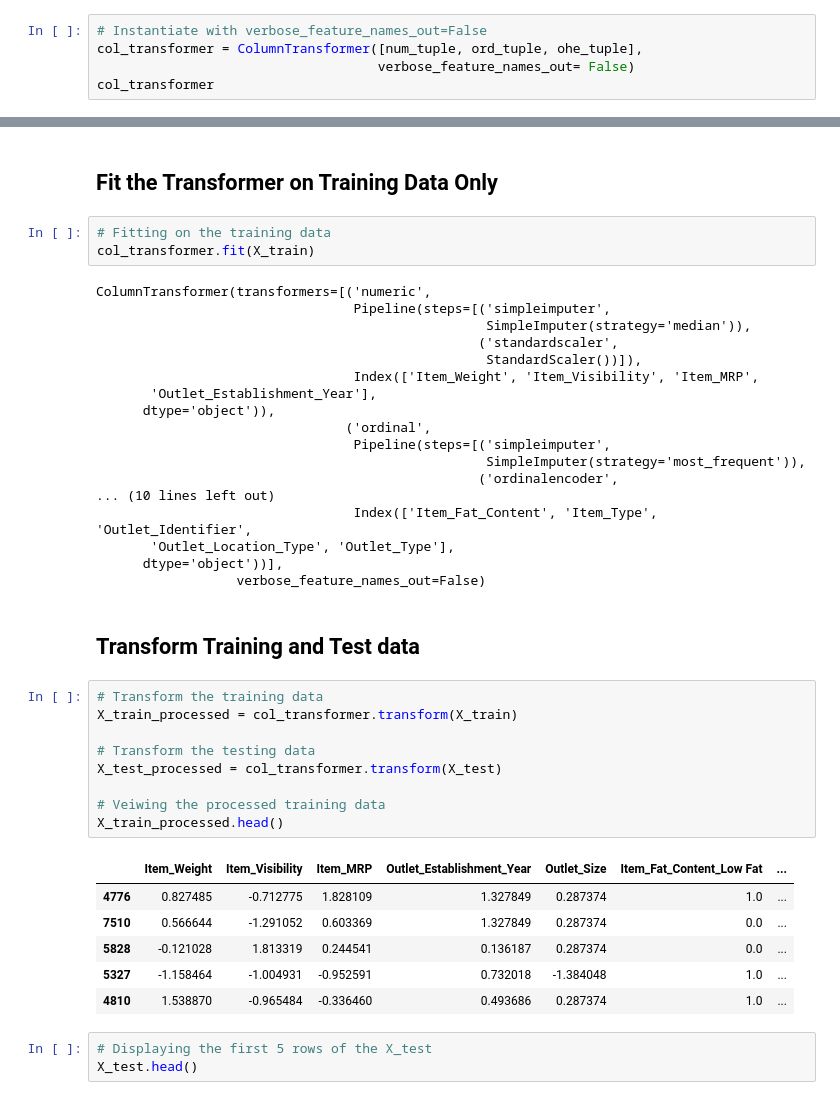
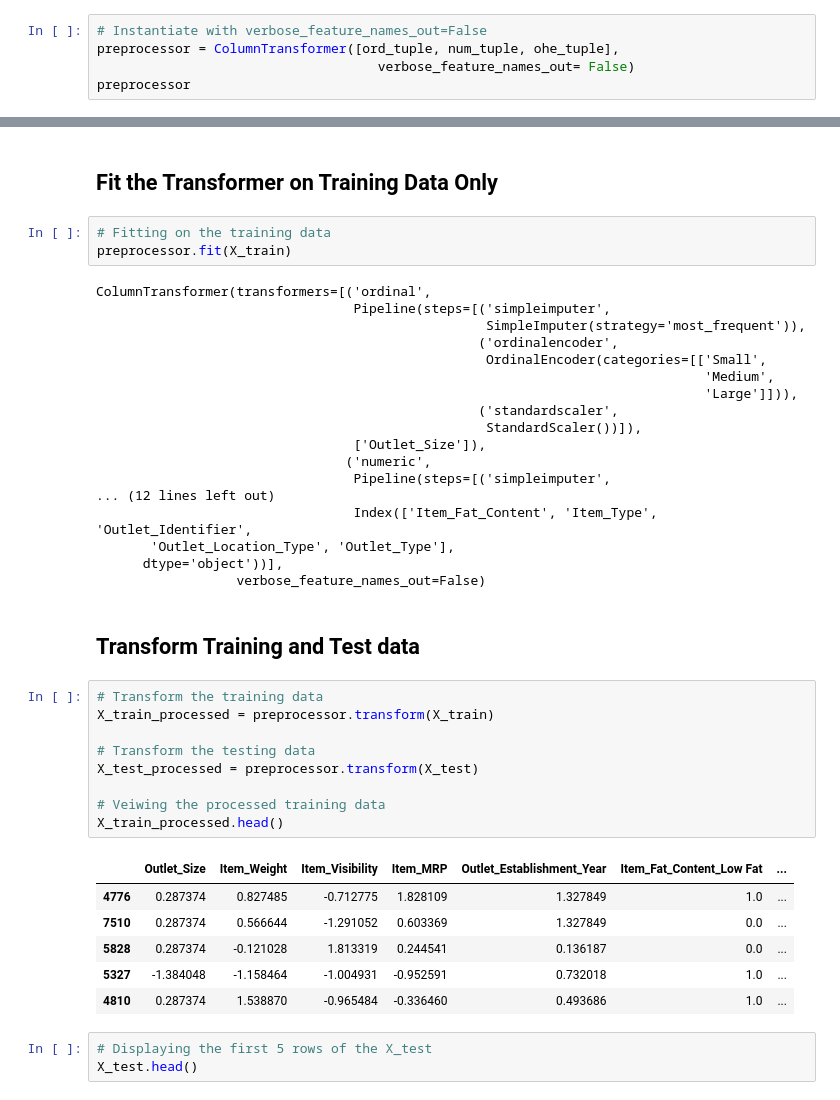
Before and after one commit to GabrielleYa/Prediction-of-Product-Sales, a Jupyter notebook: Project_1_Part_5_(Core)wk5_(1).ipynb, the cells around one changed output, grey strips where cells are left out. Cells and saved outputs as stored; diff of their text form.

```diff
--- a/Project_1_Part_5_(Core)wk5_(1).ipynb
+++ b/Project_1_Part_5_(Core)wk5_(1).ipynb
@@ -513,7 +513,7 @@ ord_tuple
 ## **Instantiate the ColumnTransformer**
 # %%
 # Instantiate with verbose_feature_names_out=False
-col_transformer = ColumnTransformer([num_tuple, ord_tuple, ohe_tuple],
+preprocessor = ColumnTransformer([ord_tuple, num_tuple, ohe_tuple],
                                     verbose_feature_names_out= False)
-col_transformer
+preprocessor
 # %% [output]
@@ -538,21 +538,21 @@ ColumnTransformer(transformers=[('numeric',
 ## **Fit the Transformer on Training Data Only**
 # %%
 # Fitting on the training data
-col_transformer.fit(X_train)
+preprocessor.fit(X_train)
 # %% [output]
-ColumnTransformer(transformers=[('numeric',
-                                 Pipeline(steps=[('simpleimputer',
-                                                  SimpleImputer(strategy='median')),
-                                                 ('standardscaler',
-                                                  StandardScaler())]),
-                                 Index(['Item_Weight', 'Item_Visibility', 'Item_MRP',
-       'Outlet_Establishment_Year'],
-      dtype='object')),
-                                ('ordinal',
+ColumnTransformer(transformers=[('ordinal',
                                  Pipeline(steps=[('simpleimputer',
                                                   SimpleImputer(strategy='most_frequent')),
                                                  ('ordinalencoder',
-... (10 lines left out)
+                                                  OrdinalEncoder(categories=[['Small',
+                                                                              'Medium',
+                                                                              'Large']])),
+                                                 ('standardscaler',
+                                                  StandardScaler())]),
+                                 ['Outlet_Size']),
+                                ('numeric',
+                                 Pipeline(steps=[('simpleimputer',
+... (12 lines left out)
                                  Index(['Item_Fat_Content', 'Item_Type', 'Outlet_Identifier',
        'Outlet_Location_Type', 'Outlet_Type'],
       dtype='object'))],
@@ -561,20 +561,20 @@ ColumnTransformer(transformers=[('numeric',
 ## **Transform Training and Test data**
 # %%
 # Transform the training data
-X_train_processed = col_transformer.transform(X_train)
+X_train_processed = preprocessor.transform(X_train)
 
 # Transform the testing data
-X_test_processed = col_transformer.transform(X_test)
+X_test_processed = preprocessor.transform(X_test)
 
 # Veiwing the processed training data
 X_train_processed.head()
 # %% [output]
-|  | Item_Weight | Item_Visibility | Item_MRP | Outlet_Establishment_Year | Outlet_Size | Item_Fat_Content_Low Fat | ... |
-| 4776 | 0.827485 | -0.712775 | 1.828109 | 1.327849 | 0.287374 | 1.0 | ... |
-| 7510 | 0.566644 | -1.291052 | 0.603369 | 1.327849 | 0.287374 | 0.0 | ... |
-| 5828 | -0.121028 | 1.813319 | 0.244541 | 0.136187 | 0.287374 | 0.0 | ... |
-| 5327 | -1.158464 | -1.004931 | -0.952591 | 0.732018 | -1.384048 | 1.0 | ... |
-| 4810 | 1.538870 | -0.965484 | -0.336460 | 0.493686 | 0.287374 | 1.0 | ... |
+|  | Outlet_Size | Item_Weight | Item_Visibility | Item_MRP | Outlet_Establishment_Year | Item_Fat_Content_Low Fat | ... |
+| 4776 | 0.287374 | 0.827485 | -0.712775 | 1.828109 | 1.327849 | 1.0 | ... |
+| 7510 | 0.287374 | 0.566644 | -1.291052 | 0.603369 | 1.327849 | 0.0 | ... |
+| 5828 | 0.287374 | -0.121028 | 1.813319 | 0.244541 | 0.136187 | 0.0 | ... |
+| 5327 | -1.384048 | -1.158464 | -1.004931 | -0.952591 | 0.732018 | 1.0 | ... |
+| 4810 | 0.287374 | 1.538870 | -0.965484 | -0.336460 | 0.493686 | 1.0 | ... |
 # %%
 # Displaying the first 5 rows of the X_test
 X_test.head()
```
Also changed, not shown: parts of 10 cells of this notebook.
